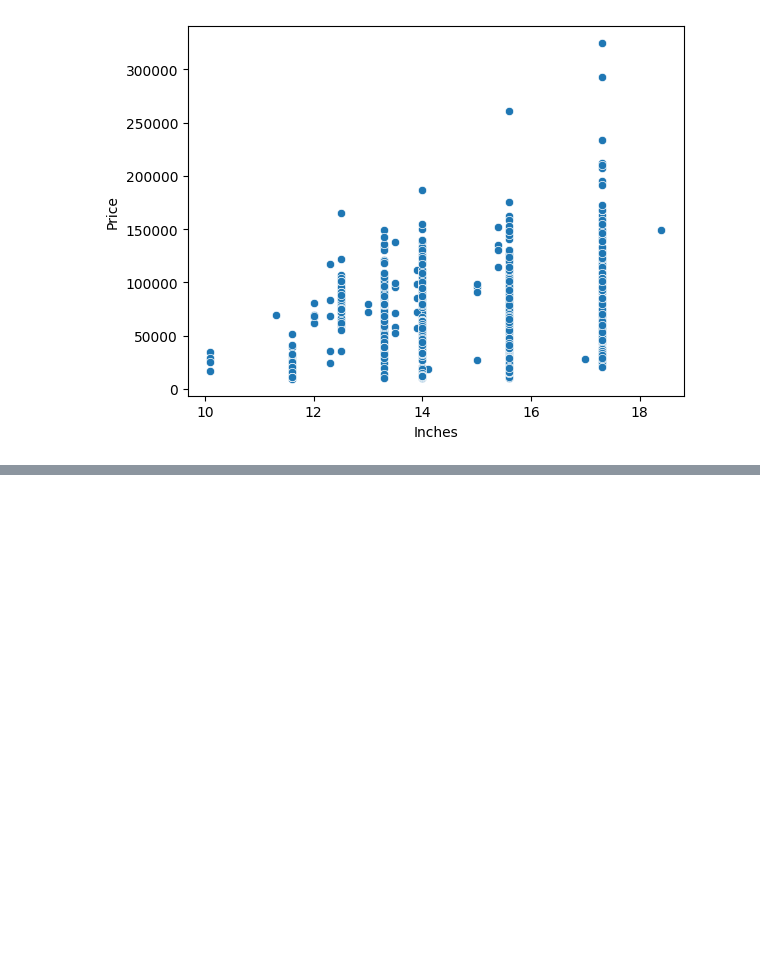
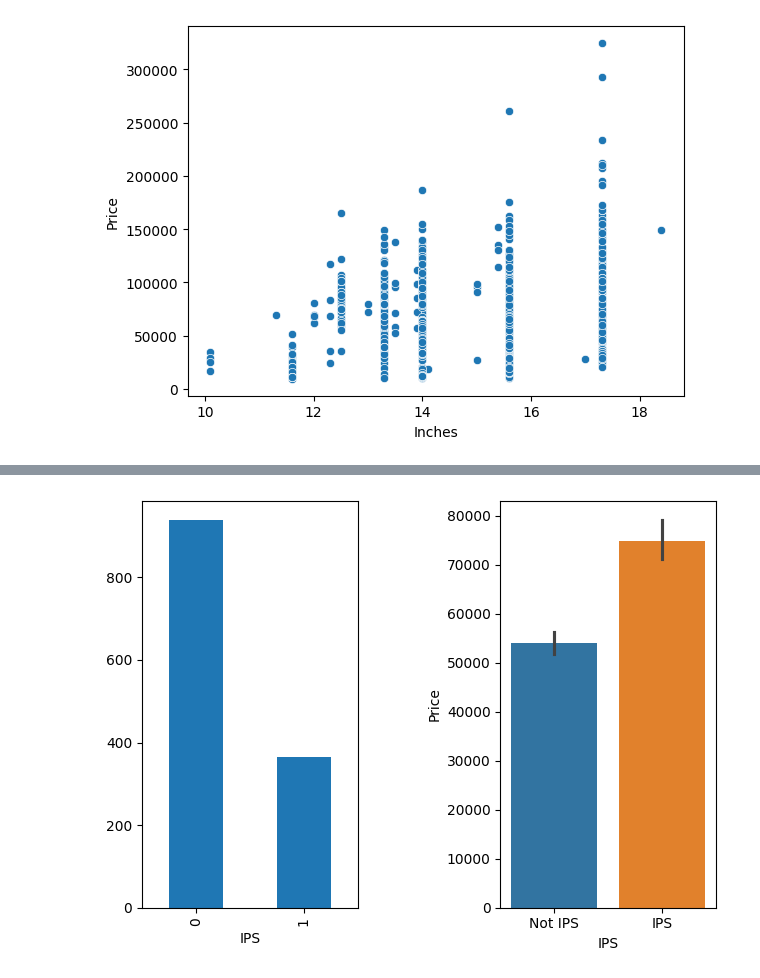
Before and after one commit to shivshankarsajeev/laptop-price, a Jupyter notebook: notebook.ipynb, the cells around one changed output, grey strips where cells are left out. Saved outputs shown, nothing was run; the diff lists cells and outputs as text; code cells hidden in the pictures; blank space fills up the shorter version.

```diff
--- a/notebook.ipynb
+++ b/notebook.ipynb
@@ -122,0 +153,13 @@ sns.scatterplot(data=data, x='Inches', y='Price')
+# %%
+df['IPS']=df['ScreenResolution'].apply(lambda x: 1 if 'IPS' in x else 0)
+# %%
+plt.subplot(1,2,1)
+df['IPS'].value_counts().plot(kind='bar')
+
+plt.subplot(1,2,2)
+sns.barplot(data=df, x ='IPS', y ='Price', hue = 'IPS', legend=None)
+plt.xticks([0,1],['Not IPS', 'IPS'])
+plt.tight_layout(w_pad=5)
+plt.show()
+# %% [output]
+[figure, added]
```
Also changed, not shown: parts of 19 cells of this notebook.
